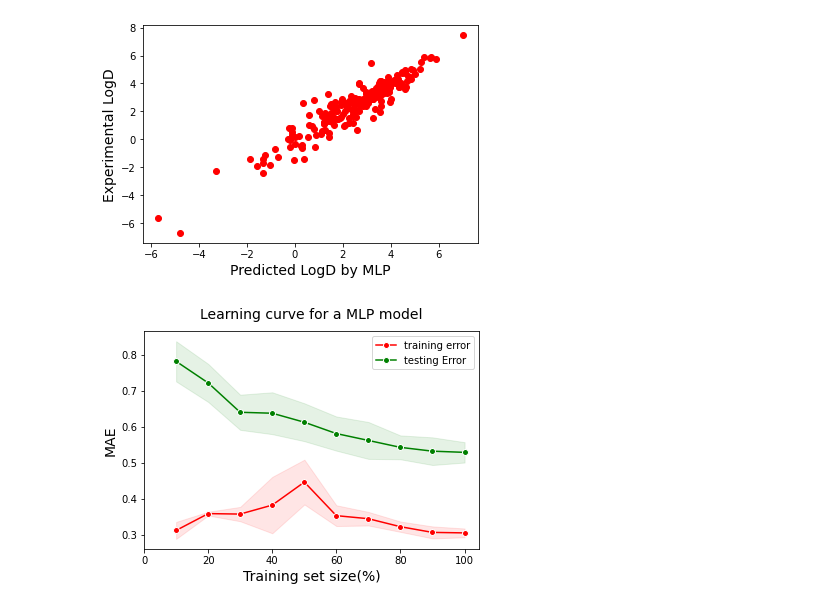
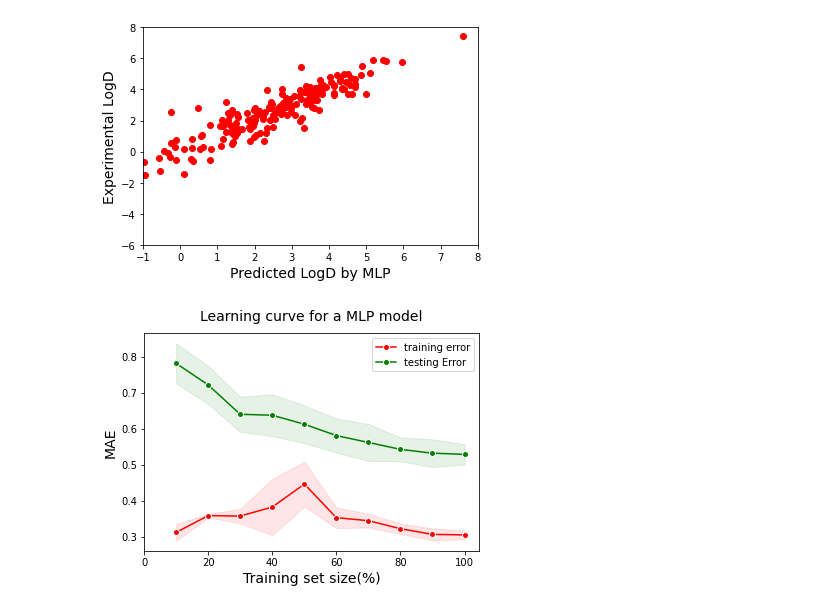
Before and after one commit to jamesleocodes/p_chem_CEVR, a Jupyter notebook: logD/lc_mlp.ipynb, the cells around one changed output. Saved outputs shown, nothing was run; the diff lists cells and outputs as text; code cells hidden in the pictures.

Commit message:
p_chem

```diff
--- a/logD/lc_mlp.ipynb
+++ b/logD/lc_mlp.ipynb
@@ -33,7 +33,7 @@ def scale(col):
 # Import descriptor file
 path = os.getcwd()
 dirname = os.path.dirname(path)
-data_path = dirname+"/p_chem_logd/data/descriptors.csv"
+data_path = dirname+"/logD/data/descriptors.csv"
 des_df = pd.read_csv(data_path,index_col=0)
 
 ## LC informations
@@ -91,7 +91,7 @@ data_tes_y = test['LogD']
 #load the model without lc
 path = os.getcwd()
 dirname = os.path.dirname(path)
-file_path = dirname+"/p_chem_logd/hyperparameters/mpl_lc.pkl"
+file_path = dirname+"/logd/hyperparameters/mpl_lc.pkl"
 best_parameters_with_lc = pickle.load(open(file_path,'rb'))
 
 # parameters
@@ -104,21 +104,22 @@ learning_rate_list =['constant','adaptive']
 # %%
 best_model = MLPRegressor(hidden_layer_sizes = hidden_layer_sizes_list[best_parameters_with_lc['hidden_layer_sizes']],
                             max_iter = max_iter_list[best_parameters_with_lc['max_iter']],
                             activation = activation_list[best_parameters_with_lc['activation']],
                             solver = solver_list[best_parameters_with_lc['solver']],
                             alpha = alpha_list[best_parameters_with_lc['alpha']],
                             learning_rate = learning_rate_list[best_parameters_with_lc['learning_rate']]
                             )
 best_model.fit(data_tra_x,data_tra_y)
 tes_pred = best_model.predict(data_tes_x)
-
+plt.xlim([-1,8])
+plt.ylim([-6,8])
 plt.scatter(tes_pred,data_tes_y,c='r',alpha=1)
 plt.xlabel('Predicted LogD by MLP',fontsize = 14)
 plt.ylabel('Experimental LogD',fontsize = 14)
-plt.savefig(dirname+"/p_chem_logd/results/mlp_vs.png", format='png', dpi=600)# plt.savefig("svm.png", format='png', dpi=600)
+#plt.savefig(dirname+"/p_chem_logd/results/mlp_vs.png", format='png', dpi=600)# plt.savefig("svm.png", format='png', dpi=600)
 plt.show()
 # %% [output]
-[figure, old version]
+[figure, new version]
 # %%
 X = data.drop(['LogD'],axis=1)
 y = data['LogD']
```
Also changed, not shown: 39 other files.
